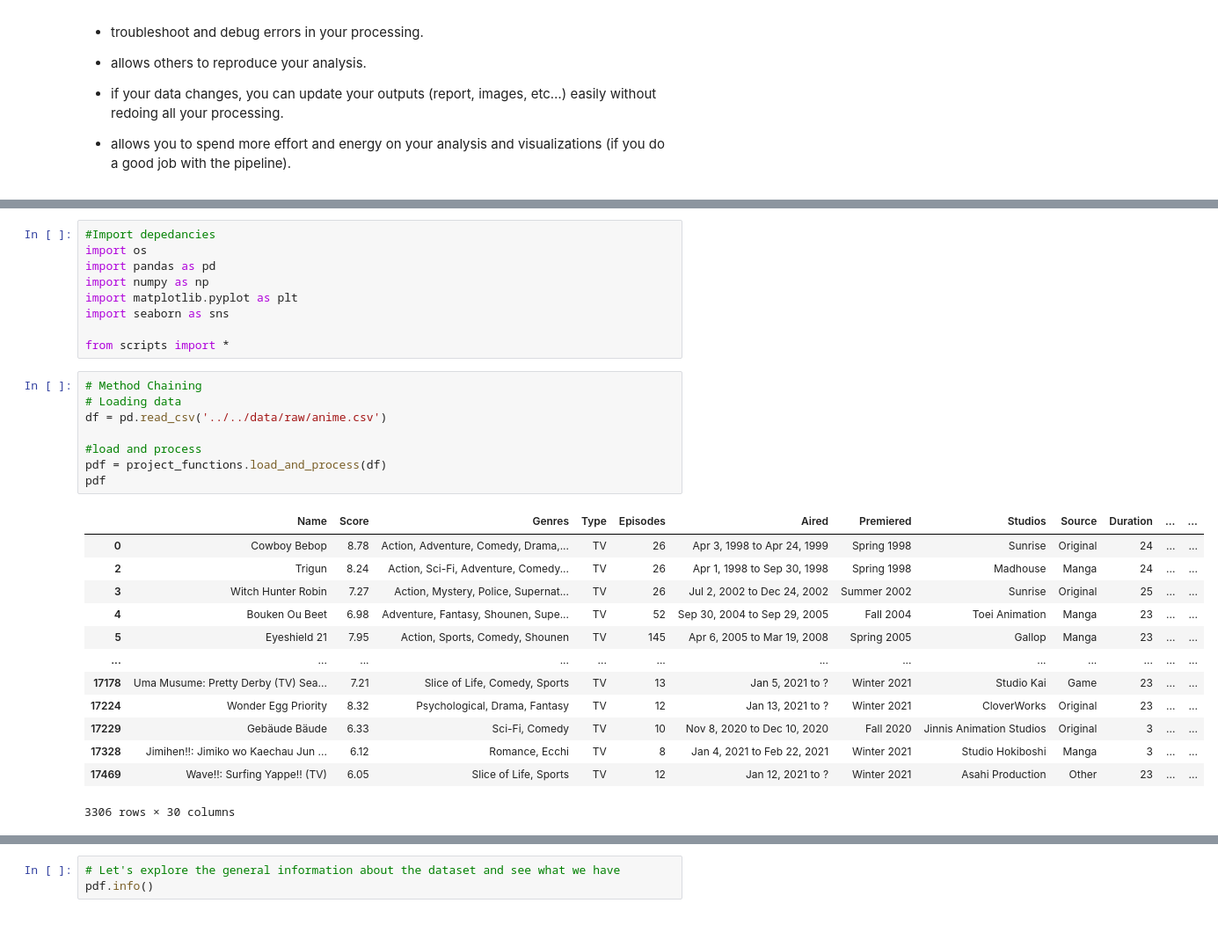
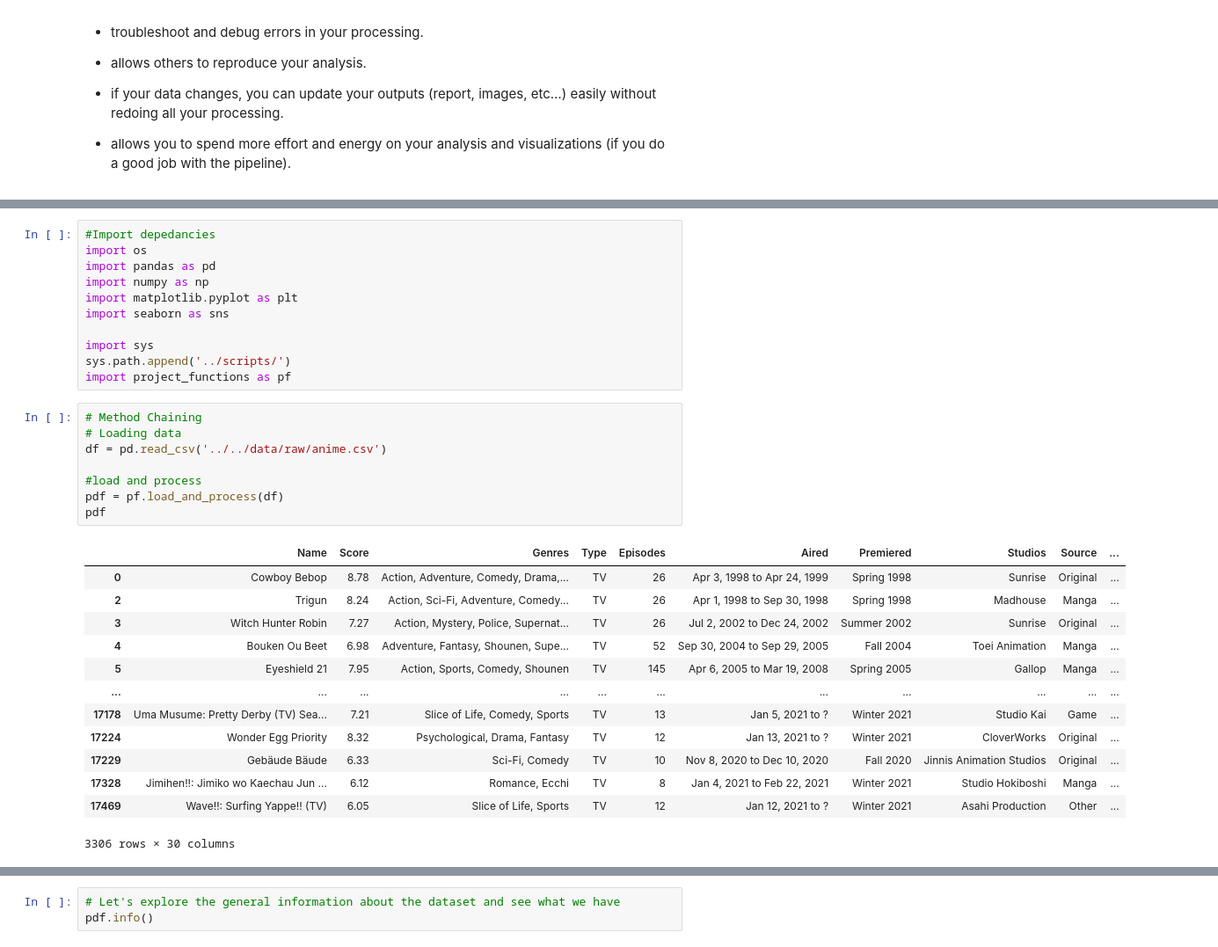
Before and after one commit to data301-2021-summer2/group03-project, a Jupyter notebook: analysis/Jia_Quan/milestone2.ipynb, the cells around one changed output, grey strips where cells are left out. Shown: that part at 88% size. Cells and saved outputs as stored; diff of their text form.

```diff
--- a/analysis/Jia_Quan/milestone2.ipynb
+++ b/analysis/Jia_Quan/milestone2.ipynb
@@ -64,27 +66,29 @@ import numpy as np
 import matplotlib.pyplot as plt
 import seaborn as sns
 
-from scripts import *
+import sys
+sys.path.append('../scripts/')
+import project_functions as pf
 # %%
 # Method Chaining
 # Loading data
 df = pd.read_csv('../../data/raw/anime.csv')
 
 #load and process
-pdf = project_functions.load_and_process(df)
+pdf = pf.load_and_process(df)
 pdf
 # %% [output]
-|  | Name | Score | Genres | Type | Episodes | Aired | Premiered | Studios | Source | Duration | ... | ... |
-| 0 | Cowboy Bebop | 8.78 | Action, Adventure, Comedy, Drama,... | TV | 26 | Apr 3, 1998 to Apr 24, 1999 | Spring 1998 | Sunrise | Original | 24 | ... | ... |
-| 2 | Trigun | 8.24 | Action, Sci-Fi, Adventure, Comedy... | TV | 26 | Apr 1, 1998 to Sep 30, 1998 | Spring 1998 | Madhouse | Manga | 24 | ... | ... |
-| 3 | Witch Hunter Robin | 7.27 | Action, Mystery, Police, Supernat... | TV | 26 | Jul 2, 2002 to Dec 24, 2002 | Summer 2002 | Sunrise | Original | 25 | ... | ... |
-| 4 | Bouken Ou Beet | 6.98 | Adventure, Fantasy, Shounen, Supe... | TV | 52 | Sep 30, 2004 to Sep 29, 2005 | Fall 2004 | Toei Animation | Manga | 23 | ... | ... |
-| 5 | Eyeshield 21 | 7.95 | Action, Sports, Comedy, Shounen | TV | 145 | Apr 6, 2005 to Mar 19, 2008 | Spring 2005 | Gallop | Manga | 23 | ... | ... |
-| ... | ... | ... | ... | ... | ... | ... | ... | ... | ... | ... | ... | ... |
-| 17178 | Uma Musume: Pretty Derby (TV) Sea... | 7.21 | Slice of Life, Comedy, Sports | TV | 13 | Jan 5, 2021 to ? | Winter 2021 | Studio Kai | Game | 23 | ... | ... |
-| 17224 | Wonder Egg Priority | 8.32 | Psychological, Drama, Fantasy | TV | 12 | Jan 13, 2021 to ? | Winter 2021 | CloverWorks | Original | 23 | ... | ... |
-| 17229 | Gebäude Bäude | 6.33 | Sci-Fi, Comedy | TV | 10 | Nov 8, 2020 to Dec 10, 2020 | Fall 2020 | Jinnis Animation Studios | Original | 3 | ... | ... |
-| 17328 | Jimihen!!: Jimiko wo Kaechau Jun ... | 6.12 | Romance, Ecchi | TV | 8 | Jan 4, 2021 to Feb 22, 2021 | Winter 2021 | Studio Hokiboshi | Manga | 3 | ... | ... |
-| 17469 | Wave!!: Surfing Yappe!! (TV) | 6.05 | Slice of Life, Sports | TV | 12 | Jan 12, 2021 to ? | Winter 2021 | Asahi Production | Other | 23 | ... | ... |
+|  | Name | Score | Genres | Type | Episodes | Aired | Premiered | Studios | Source | ... |
+| 0 | Cowboy Bebop | 8.78 | Action, Adventure, Comedy, Drama,... | TV | 26 | Apr 3, 1998 to Apr 24, 1999 | Spring 1998 | Sunrise | Original | ... |
+| 2 | Trigun | 8.24 | Action, Sci-Fi, Adventure, Comedy... | TV | 26 | Apr 1, 1998 to Sep 30, 1998 | Spring 1998 | Madhouse | Manga | ... |
+| 3 | Witch Hunter Robin | 7.27 | Action, Mystery, Police, Supernat... | TV | 26 | Jul 2, 2002 to Dec 24, 2002 | Summer 2002 | Sunrise | Original | ... |
+| 4 | Bouken Ou Beet | 6.98 | Adventure, Fantasy, Shounen, Supe... | TV | 52 | Sep 30, 2004 to Sep 29, 2005 | Fall 2004 | Toei Animation | Manga | ... |
+| 5 | Eyeshield 21 | 7.95 | Action, Sports, Comedy, Shounen | TV | 145 | Apr 6, 2005 to Mar 19, 2008 | Spring 2005 | Gallop | Manga | ... |
+| ... | ... | ... | ... | ... | ... | ... | ... | ... | ... | ... |
+| 17178 | Uma Musume: Pretty Derby (TV) Sea... | 7.21 | Slice of Life, Comedy, Sports | TV | 13 | Jan 5, 2021 to ? | Winter 2021 | Studio Kai | Game | ... |
+| 17224 | Wonder Egg Priority | 8.32 | Psychological, Drama, Fantasy | TV | 12 | Jan 13, 2021 to ? | Winter 2021 | CloverWorks | Original | ... |
+| 17229 | Gebäude Bäude | 6.33 | Sci-Fi, Comedy | TV | 10 | Nov 8, 2020 to Dec 10, 2020 | Fall 2020 | Jinnis Animation Studios | Original | ... |
+| 17328 | Jimihen!!: Jimiko wo Kaechau Jun ... | 6.12 | Romance, Ecchi | TV | 8 | Jan 4, 2021 to Feb 22, 2021 | Winter 2021 | Studio Hokiboshi | Manga | ... |
+| 17469 | Wave!!: Surfing Yappe!! (TV) | 6.05 | Slice of Life, Sports | TV | 12 | Jan 12, 2021 to ? | Winter 2021 | Asahi Production | Other | ... |
 3306 rows × 30 columns
 # %% [markdown]
```
Also changed, not shown: parts of 7 cells of this notebook.
